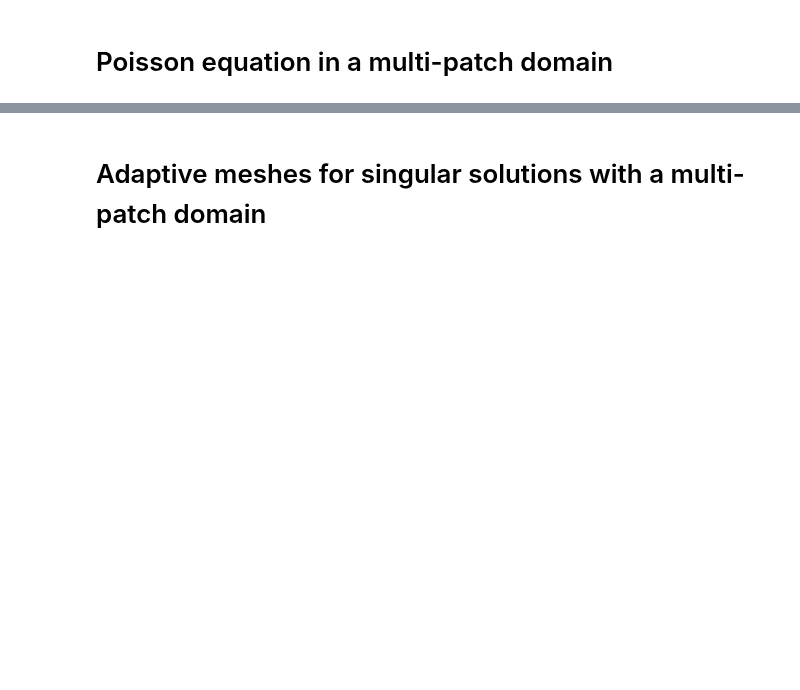
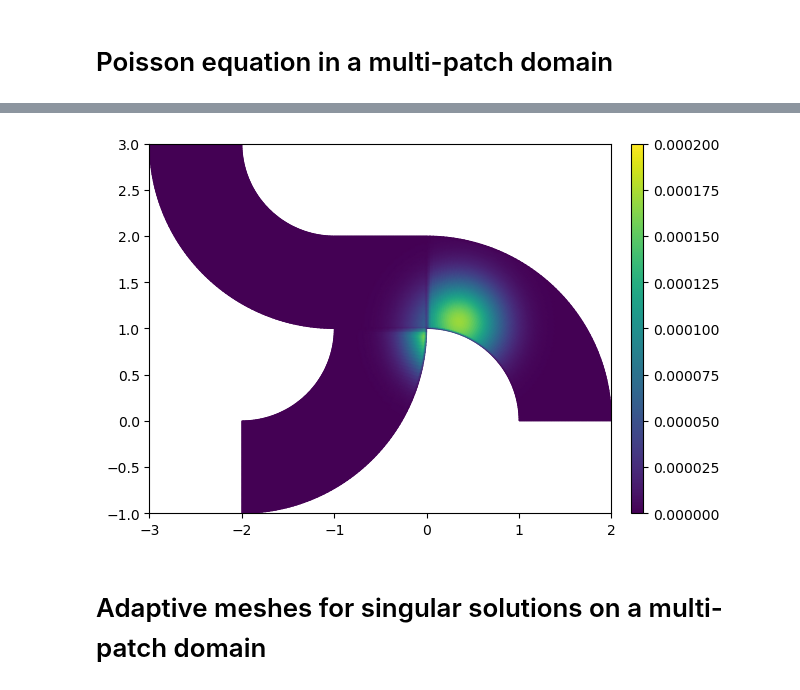
Before and after one commit to Stefan714/pyiga, a Jupyter notebook: notebooks/solve-multipatch.ipynb, the cells around one changed output, grey strips where cells are left out. Drawn from its saved outputs; the diff is of its cells as text; code cells hidden in the pictures; blank space fills up the shorter version.

```diff
--- a/notebooks/solve-multipatch.ipynb
+++ b/notebooks/solve-multipatch.ipynb
@@ -78,2 +87,6 @@ MP.plot(u, range = (0, 1.5e-1), cmap='viridis')
+# %%
+MP.plot(Fh, cmap='viridis')
+# %% [output]
+[figure, added]
 # %% [markdown]
-# Adaptive meshes for singular solutions with a multi-patch domain
+# Adaptive meshes for singular solutions on a multi-patch domain
```
Also changed, not shown: parts of 7 cells of this notebook, 12 other files.
